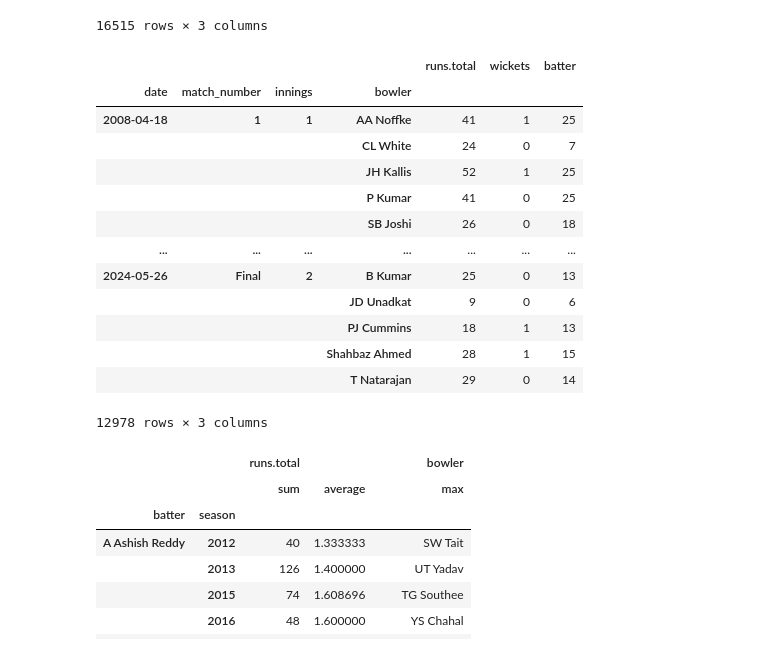
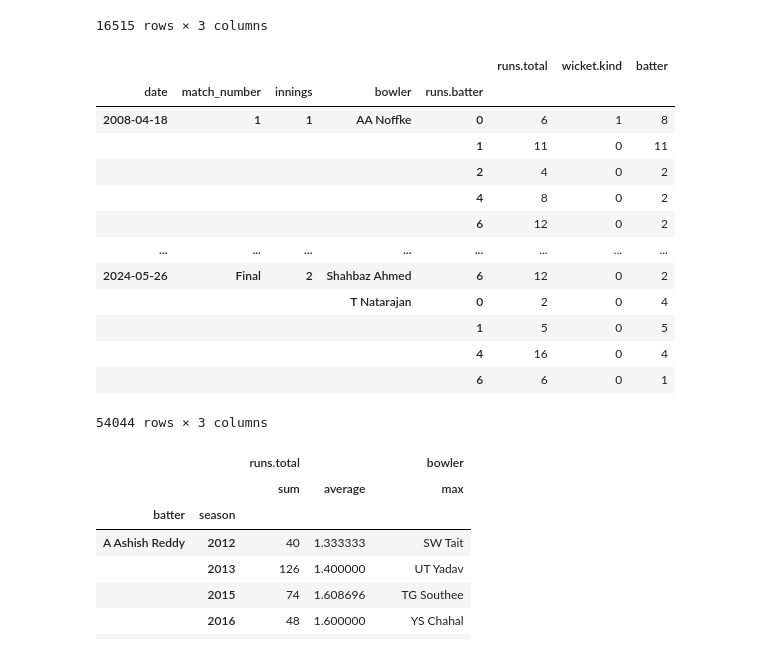
Before and after one commit to mashriram/ipl_analysis, a Jupyter notebook: load_ball_by_ball_data.ipynb, the cells around one changed output. Cells and saved outputs as stored; diff of their text form; code cells hidden in the pictures.

```diff
--- a/load_ball_by_ball_data.ipynb
+++ b/load_ball_by_ball_data.ipynb
@@ -252,4 +289,6 @@ df_merged
 260759 rows × 19 columns
+# %%
+df_merged.drop(columns='wickets',inplace=True)
 # %%
 df_merged.groupby(['date','match_number','innings','batter']).agg({'runs.batter':np.sum,'runs.extras':np.sum,'bowler':'count'})
 # %% [output]
@@ -268,20 +307,20 @@ df_merged.groupby(['date','match_number','innings','batter']).agg({'runs.batter'
 |  |  |  | VR Iyer | 52 | 4 | 27 |
 16515 rows × 3 columns
 # %%
-df_merged.groupby(['date','match_number','innings','bowler']).agg({'runs.total':np.sum,'wickets':'count','batter':'count'})
+df_merged.groupby(['date','match_number','innings','bowler','runs.batter']).agg({'runs.total':'sum','wicket.kind':'count','batter':'count'})
 # %% [output]
-|  |  |  |  | runs.total | wickets | batter |
-| date | match_number | innings | bowler |  |  |  |
-| 2008-04-18 | 1 | 1 | AA Noffke | 41 | 1 | 25 |
-|  |  |  | CL White | 24 | 0 | 7 |
-|  |  |  | JH Kallis | 52 | 1 | 25 |
-|  |  |  | P Kumar | 41 | 0 | 25 |
-|  |  |  | SB Joshi | 26 | 0 | 18 |
-| ... | ... | ... | ... | ... | ... | ... |
-| 2024-05-26 | Final | 2 | B Kumar | 25 | 0 | 13 |
-|  |  |  | JD Unadkat | 9 | 0 | 6 |
-|  |  |  | PJ Cummins | 18 | 1 | 13 |
-|  |  |  | Shahbaz Ahmed | 28 | 1 | 15 |
-|  |  |  | T Natarajan | 29 | 0 | 14 |
+|  |  |  |  |  | runs.total | wicket.kind | batter |
+| date | match_number | innings | bowler | runs.batter |  |  |  |
+| 2008-04-18 | 1 | 1 | AA Noffke | 0 | 6 | 1 | 8 |
+|  |  |  |  | 1 | 11 | 0 | 11 |
+|  |  |  |  | 2 | 4 | 0 | 2 |
+|  |  |  |  | 4 | 8 | 0 | 2 |
+|  |  |  |  | 6 | 12 | 0 | 2 |
+| ... | ... | ... | ... | ... | ... | ... | ... |
+| 2024-05-26 | Final | 2 | Shahbaz Ahmed | 6 | 12 | 0 | 2 |
+|  |  |  | T Natarajan | 0 | 2 | 0 | 4 |
+|  |  |  |  | 1 | 5 | 0 | 5 |
+|  |  |  |  | 4 | 16 | 0 | 4 |
+|  |  |  |  | 6 | 6 | 0 | 1 |
-12978 rows × 3 columns
+54044 rows × 3 columns
 # %%
```
Also changed, not shown: parts of 29 cells of this notebook, 3 other files.
